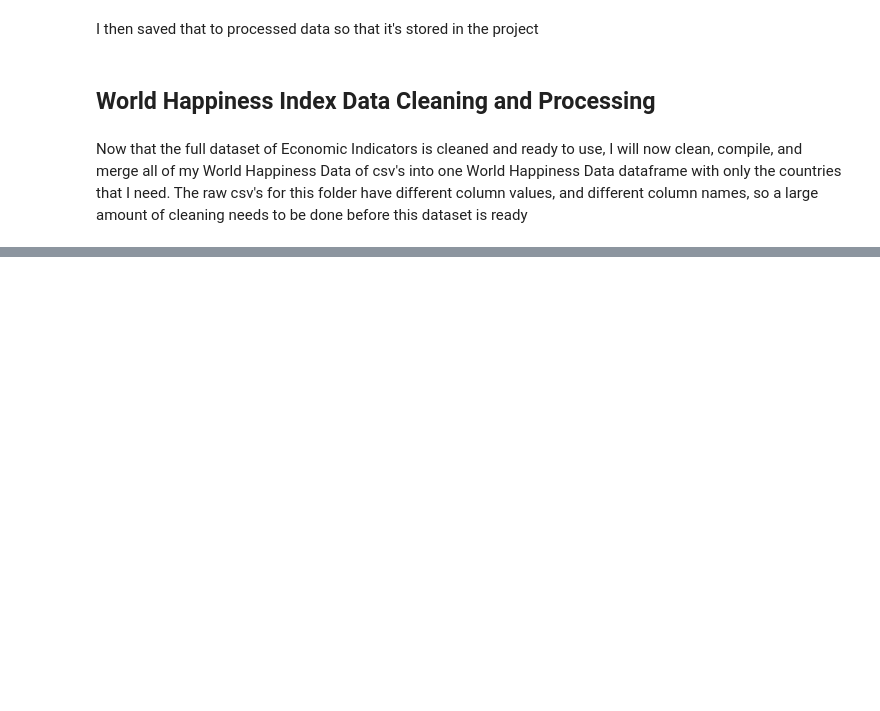
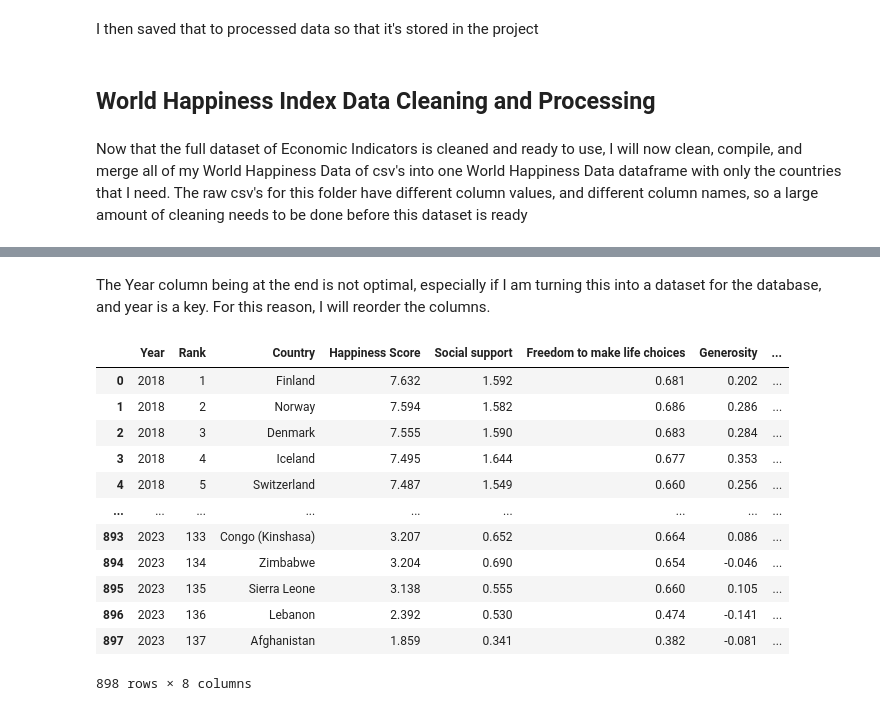
Before and after one commit to LSE-ME204/me204-2025-project-jayden, a Jupyter notebook: notebooks/NB02-data-processing.ipynb, the cells around one changed output, grey strips where cells are left out. Saved outputs shown, nothing was run; the diff lists cells and outputs as text; code cells hidden in the pictures; blank space fills up the shorter version.

Commit message:
Processed, merged, and cleaned the World Happiness data and all of its csv's

```diff
--- a/notebooks/NB02-data-processing.ipynb
+++ b/notebooks/NB02-data-processing.ipynb
@@ -216,0 +276,24 @@ Now that the full dataset of Economic Indicators is cleaned and ready to use, I
+# %% [markdown]
+The Year column being at the end is not optimal, especially if I am turning this into a dataset for the database, and year is a key. For this reason, I will reorder the columns.
+# %%
+# Reorder columnds
+cols_order = ['Year', 'Rank', 'Country', 'Happiness Score', 'Social support', 'Freedom to make life choices', 'Generosity', 'Perceptions of corruption']
+final_df = final_df[cols_order]
+
+# Save the Dataset on a csv
+final_df.to_csv('/files/me204-2025-project-jayden/data/processed/merged_happiness.csv', index=False)
+final_df
+# %% [output]
+|  | Year | Rank | Country | Happiness Score | Social support | Freedom to make life choices | Generosity | ... |
+| 0 | 2018 | 1 | Finland | 7.632 | 1.592 | 0.681 | 0.202 | ... |
+| 1 | 2018 | 2 | Norway | 7.594 | 1.582 | 0.686 | 0.286 | ... |
+| 2 | 2018 | 3 | Denmark | 7.555 | 1.590 | 0.683 | 0.284 | ... |
+| 3 | 2018 | 4 | Iceland | 7.495 | 1.644 | 0.677 | 0.353 | ... |
+| 4 | 2018 | 5 | Switzerland | 7.487 | 1.549 | 0.660 | 0.256 | ... |
+| ... | ... | ... | ... | ... | ... | ... | ... | ... |
+| 893 | 2023 | 133 | Congo (Kinshasa) | 3.207 | 0.652 | 0.664 | 0.086 | ... |
+| 894 | 2023 | 134 | Zimbabwe | 3.204 | 0.690 | 0.654 | -0.046 | ... |
+| 895 | 2023 | 135 | Sierra Leone | 3.138 | 0.555 | 0.660 | 0.105 | ... |
+| 896 | 2023 | 136 | Lebanon | 2.392 | 0.530 | 0.474 | -0.141 | ... |
+| 897 | 2023 | 137 | Afghanistan | 1.859 | 0.341 | 0.382 | -0.081 | ... |
+898 rows × 8 columns
```
Also changed, not shown: parts of 2 cells of this notebook, 2 other files.
